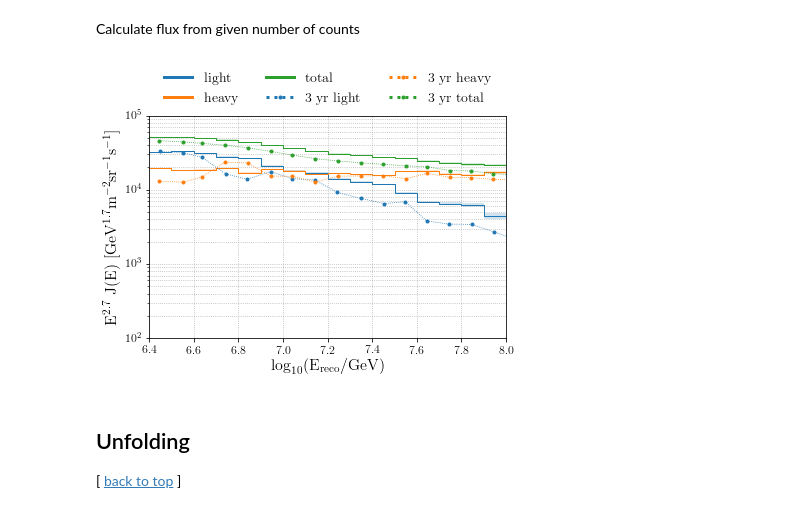
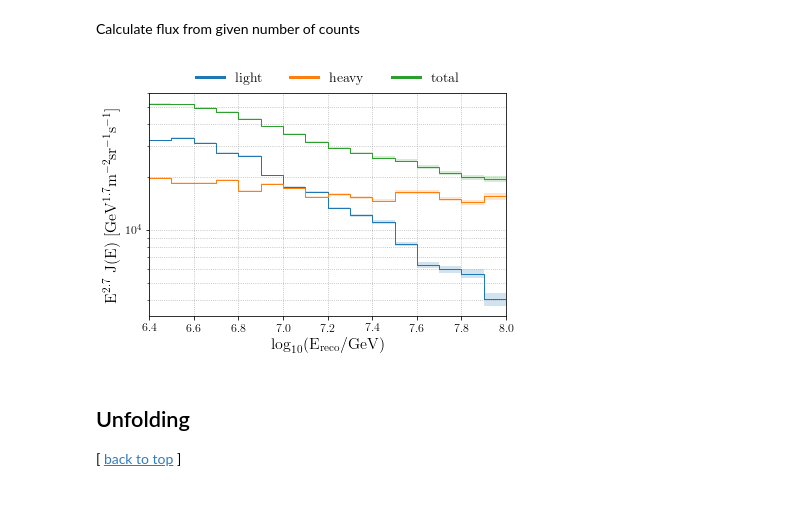
Before and after one commit to jrbourbeau/cr-composition, a Jupyter notebook: notebooks/spectrum-analysis.ipynb, the cells around one changed output. Saved outputs shown, nothing was run; the diff lists cells and outputs as text; code cells hidden in the pictures.

Commit message:
Adds plotting/plot_flux.py and updates effective area code

```diff
--- a/notebooks/spectrum-analysis.ipynb
+++ b/notebooks/spectrum-analysis.ipynb
@@ -385,4 +357,4 @@ num_particles
 max_zenith_rad = df_sim_train['lap_zenith'].max()
 solid_angle = 2*np.pi*(1-np.cos(max_zenith_rad))
 # %%
-df_sim = comp.load_dataframe(datatype='sim', config='IC79')
+# df_sim = comp.load_dataframe(datatype='sim', config='IC79')
@@ -398,3 +363,6 @@ livetime, livetime_err = comp.get_detector_livetime(config='IC86.2012')
 livetime, livetime_err
 # %% [output]
 (28439902.297499999, 2698.9896687099999)
+# %%
+eff_area = comp.get_effective_area_fit(config='IC86.2012', energy_points=energybins.energy_midpoints)
+eff_area
@@ -482,69 +447,67 @@ for composition in comp_list + ['total']:
     flux[composition], flux_err[composition] = comp.analysis.get_flux(num_particles[composition],
                                                               num_particles_err[composition],
                                                               energybins=energybins.energy_bins,
-                                                              eff_area=136463.224159,
-                                                              livetime=livetime,
-#                                                               livetime=livetime, livetime_err=livetime_err,
+                                                              eff_area=eff_area,
+#                                                               eff_area=139367.589441,
+                                                              livetime=livetime, livetime_err=livetime_err,
                                                               solid_angle=solid_angle)
 # %%
 # Plot fraction of events vs energy
 fig, ax = plt.subplots()
 for composition in comp_list + ['total']:
-#     y, y_err = counts_to_flux(num_reco_energy[composition], num_reco_energy_err[composition], livetime=livetime)
     plotting.plot_steps(energybins.log_energy_bins, flux[composition], yerr=flux_err[composition],
                         ax=ax, color=color_dict[composition], label=composition)
 ax.set_yscale("log", nonposy='clip')
-plt.xlabel('$\mathrm{\log_{10}(E_{reco}/GeV)}$')
-# ax.set_ylabel('$\mathrm{E}^{2.7} \\frac{\mathrm{dN}}{\mathrm{dE dA d\Omega dt}} \ [\mathrm{GeV}^{1.7} \mathrm{m}^{-2} \mathrm{sr}^{-1} \mathrm{s}^{-1}]$')
+ax.set_xlabel('$\mathrm{\log_{10}(E_{reco}/GeV)}$')
 ax.set_ylabel('$\mathrm{ E^{2.7} \ J(E) \ [GeV^{1.7} m^{-2} sr^{-1} s^{-1}]}$')
 ax.set_xlim([energybins.log_energy_min, energybins.log_energy_max])
-ax.set_ylim([10**2, 10**5])
+# ax.set_ylim([10**2, 10**5])
 ax.grid(linestyle='dotted', which="both")
 
-# Add 3-year scraped flux
-df_proton = pd.read_csv('3yearscraped/proton', sep='\t', header=None, names=['energy', 'flux'])
-df_helium = pd.read_csv('3yearscraped/helium', sep='\t', header=None, names=['energy', 'flux'])
-df_light = pd.DataFrame.from_dict({'energy': df_proton.energy,
-                                  'flux': df_proton.flux + df_helium.flux})
+# # Add 3-year scraped flux
+# df_proton = pd.read_csv('3yearscraped/proton', sep='\t', header=None, names=['energy', 'flux'])
+# df_helium = pd.read_csv('3yearscraped/helium', sep='\t', header=None, names=['energy', 'flux'])
+# df_light = pd.DataFrame.from_dict({'energy': df_proton.energy,
+#                                   'flux': df_proton.flux + df_helium.flux})
 
-df_oxygen = pd.read_csv('3yearscraped/oxygen', sep='\t', header=None, names=['energy', 'flux'])
-df_iron = pd.read_csv('3yearscraped/iron', sep='\t', header=None, names=['energy', 'flux'])
-df_heavy = pd.DataFrame.from_dict({'energy': df_oxygen.energy,
-                                  'flux': df_oxygen.flux + df_iron.flux})
+# df_oxygen = pd.read_csv('3yearscraped/oxygen', sep='\t', header=None, names=['energy', 'flux'])
+# df_iron = pd.read_csv('3yearscraped/iron', sep='\t', header=None, names=['energy', 'flux'])
+# df_heavy = pd.DataFrame.from_dict({'energy': df_oxygen.energy,
+#                                   'flux': df_oxygen.flux + df_iron.flux})
 
-if comp_class:
-    ax.plot(np.log10(df_light.energy), df_light.flux, label='3 yr light',
-            marker='.', ls=':')
-    ax.plot(np.log10(df_heavy.energy), df_heavy.flux, label='3 yr heavy',
-            marker='.', ls=':')
-    ax.plot(np.log10(df_heavy.energy), df_heavy.flux+df_light.flux, label='3 yr total',
-            marker='.', ls=':')
-else:
-    ax.plot(np.log10(df_proton.energy), df_proton.flux, label='3 yr proton',
-            marker='.', ls=':')
-    ax.plot(np.log10(df_helium.energy), df_helium.flux, label='3 yr helium',
-            marker='.', ls=':', color=color_dict['He'])
-    ax.plot(np.log10(df_oxygen.energy), df_oxygen.flux, label='3 yr oxygen',
-            marker='.', ls=':', color=color_dict['O'])
-    ax.plot(np.log10(df_iron.energy), df_iron.flux, label='3 yr iron',
-        marker='.', ls=':', color=color_dict['Fe'])
-    ax.plot(np.log10(df_iron.energy), df_proton.flux+df_helium.flux+df_oxygen.flux+df_iron.flux, label='3 yr total',
-    marker='.', ls=':', color='C2')
+# if comp_class:
+#     ax.plot(np.log10(df_light.energy), df_light.flux, label='3 yr light',
+#             marker='.', ls=':')
+#     ax.plot(np.log10(df_heavy.energy), df_heavy.flux, label='3 yr heavy',
+#             marker='.', ls=':')
+#     ax.plot(np.log10(df_heavy.energy), df_heavy.flux+df_light.flux, label='3 yr total',
+#             marker='.', ls=':')
+# else:
+#     ax.plot(np.log10(df_proton.energy), df_proton.flux, label='3 yr proton',
+#             marker='.', ls=':')
+#     ax.plot(np.log10(df_helium.energy), df_helium.flux, label='3 yr helium',
+#             marker='.', ls=':', color=color_dict['He'])
+#     ax.plot(np.log10(df_oxygen.energy), df_oxygen.flux, label='3 yr oxygen',
+#             marker='.', ls=':', color=color_dict['O'])
+#     ax.plot(np.log10(df_iron.energy), df_iron.flux, label='3 yr iron',
+#         marker='.', ls=':', color=color_dict['Fe'])
+#     ax.plot(np.log10(df_iron.energy), df_proton.flux+df_helium.flux+df_oxygen.flux+df_iron.flux, label='3 yr total',
+#     marker='.', ls=':', color='C2')
 
 
 leg = plt.legend(loc='upper center', frameon=False,
           bbox_to_anchor=(0.5,  # horizontal
-                          1.25),# vertical
+                          1.15),# vertical
           ncol=len(comp_list)+1, fancybox=False)
 # set the linewidth of each legend object
 for legobj in leg.legendHandles:
     legobj.set_linewidth(3.0)
 
 # plt.savefig('/home/jbourbeau/public_html/figures/spectrum.png')
 # plt.savefig('/home/jbourbeau/public_html/figures/spectrum-3year-comparison.png')
 plt.show()
 # %% [output]
-[figure, old version]
+[figure, new version]
 # %% [markdown]
 ## Unfolding
 [ [back to top](#top) ]
```
Also changed, not shown: parts of 9 cells of this notebook, 7 other files.
